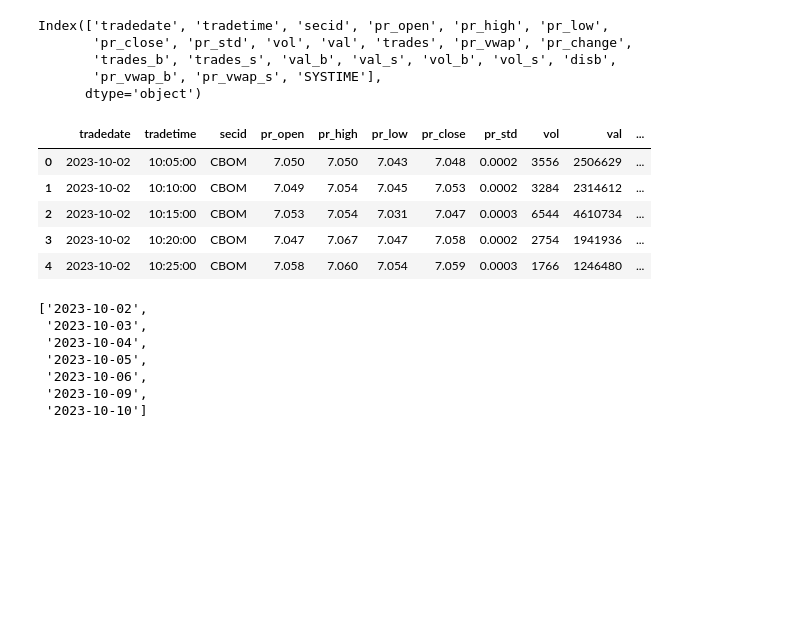
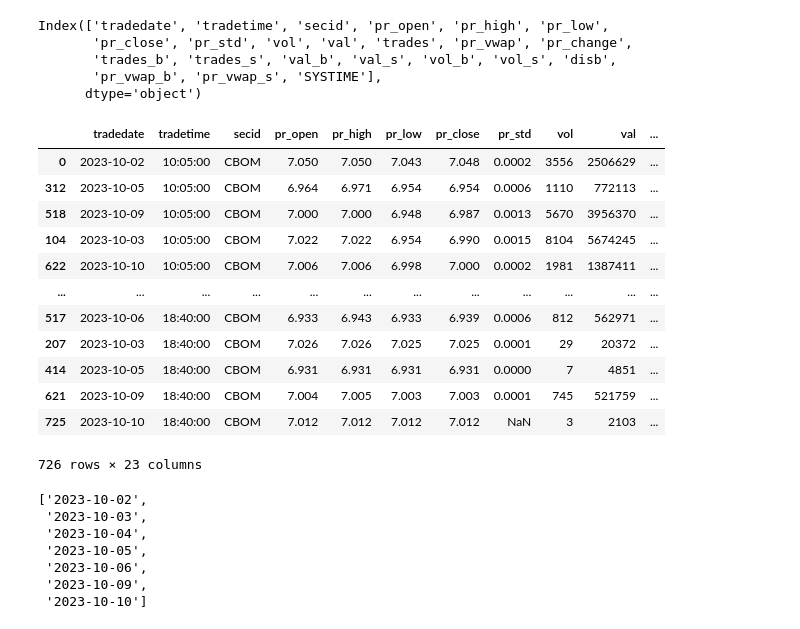
Before and after one commit to VAnufrikov/Go.Algo, a Jupyter notebook: data_moex.ipynb, the cells around one changed output. Saved outputs shown, nothing was run; the diff lists cells and outputs as text; code cells hidden in the pictures; blank space fills up the shorter version.

```diff
--- a/data_moex.ipynb
+++ b/data_moex.ipynb
@@ -140,14 +140,21 @@ Index(['tradedate', 'tradetime', 'secid', 'pr_open', 'pr_high', 'pr_low',
        'pr_vwap_b', 'pr_vwap_s', 'SYSTIME'],
       dtype='object')
 # %%
-df.head()
+df.sort_values(by='tradetime', ascending=True)
 # %% [output]
 |  | tradedate | tradetime | secid | pr_open | pr_high | pr_low | pr_close | pr_std | vol | val | ... |
 | 0 | 2023-10-02 | 10:05:00 | CBOM | 7.050 | 7.050 | 7.043 | 7.048 | 0.0002 | 3556 | 2506629 | ... |
-| 1 | 2023-10-02 | 10:10:00 | CBOM | 7.049 | 7.054 | 7.045 | 7.053 | 0.0002 | 3284 | 2314612 | ... |
-| 2 | 2023-10-02 | 10:15:00 | CBOM | 7.053 | 7.054 | 7.031 | 7.047 | 0.0003 | 6544 | 4610734 | ... |
-| 3 | 2023-10-02 | 10:20:00 | CBOM | 7.047 | 7.067 | 7.047 | 7.058 | 0.0002 | 2754 | 1941936 | ... |
-| 4 | 2023-10-02 | 10:25:00 | CBOM | 7.058 | 7.060 | 7.054 | 7.059 | 0.0003 | 1766 | 1246480 | ... |
+| 312 | 2023-10-05 | 10:05:00 | CBOM | 6.964 | 6.971 | 6.954 | 6.954 | 0.0006 | 1110 | 772113 | ... |
+| 518 | 2023-10-09 | 10:05:00 | CBOM | 7.000 | 7.000 | 6.948 | 6.987 | 0.0013 | 5670 | 3956370 | ... |
+| 104 | 2023-10-03 | 10:05:00 | CBOM | 7.022 | 7.022 | 6.954 | 6.990 | 0.0015 | 8104 | 5674245 | ... |
+| 622 | 2023-10-10 | 10:05:00 | CBOM | 7.006 | 7.006 | 6.998 | 7.000 | 0.0002 | 1981 | 1387411 | ... |
+| ... | ... | ... | ... | ... | ... | ... | ... | ... | ... | ... | ... |
+| 517 | 2023-10-06 | 18:40:00 | CBOM | 6.933 | 6.943 | 6.933 | 6.939 | 0.0006 | 812 | 562971 | ... |
+| 207 | 2023-10-03 | 18:40:00 | CBOM | 7.026 | 7.026 | 7.025 | 7.025 | 0.0001 | 29 | 20372 | ... |
+| 414 | 2023-10-05 | 18:40:00 | CBOM | 6.931 | 6.931 | 6.931 | 6.931 | 0.0000 | 7 | 4851 | ... |
+| 621 | 2023-10-09 | 18:40:00 | CBOM | 7.004 | 7.005 | 7.003 | 7.003 | 0.0001 | 745 | 521759 | ... |
+| 725 | 2023-10-10 | 18:40:00 | CBOM | 7.012 | 7.012 | 7.012 | 7.012 | NaN | 3 | 2103 | ... |
+726 rows × 23 columns
 # %%
 df['tradedate']
 # %% [output]
```
Also changed, not shown: 4 other files.
